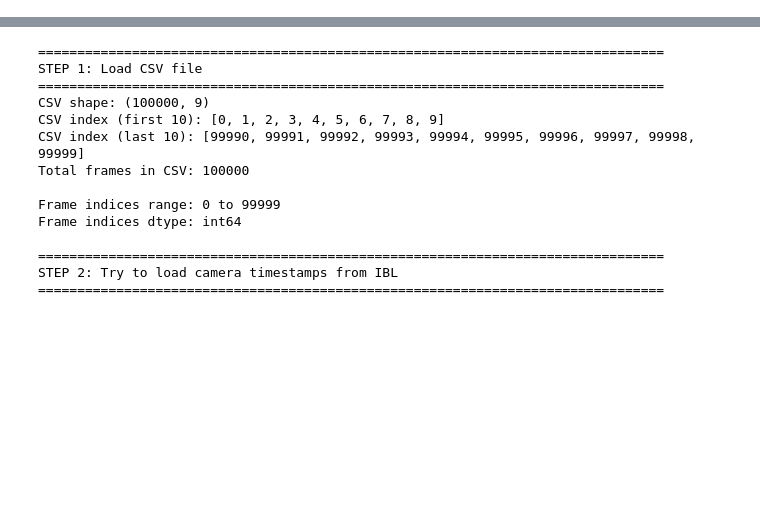
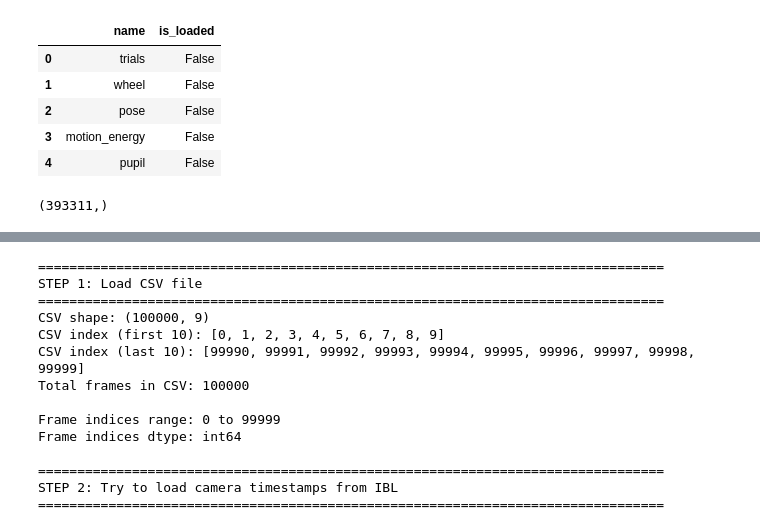
Before and after one commit to LennyAharon/neural_decoding, a Jupyter notebook: notebooks/load_data_debug.ipynb, the cells around one changed output, grey strips where cells are left out. Saved outputs shown, nothing was run; the diff lists cells and outputs as text; code cells hidden in the pictures; blank space fills up the shorter version.

```diff
--- a/notebooks/load_data_debug.ipynb
+++ b/notebooks/load_data_debug.ipynb
@@ -20,0 +23,10 @@ one = ONE(
+# %%
+sess_loader = SessionLoader(one, eid=eid)
+sess_loader.data_info
+# %% [output]
+|  | name | is_loaded |
+| 0 | trials | False |
+| 1 | wheel | False |
+| 2 | pose | False |
+| 3 | motion_energy | False |
+| 4 | pupil | False |
@@ -20,0 +45,4 @@ one = ONE(
+# %%
+ibl_leftcamera_dlc['paw_l_x'].shape
+# %% [output]
+(393311,)
```
Also changed, not shown: parts of 7 cells of this notebook, 10 other files.
